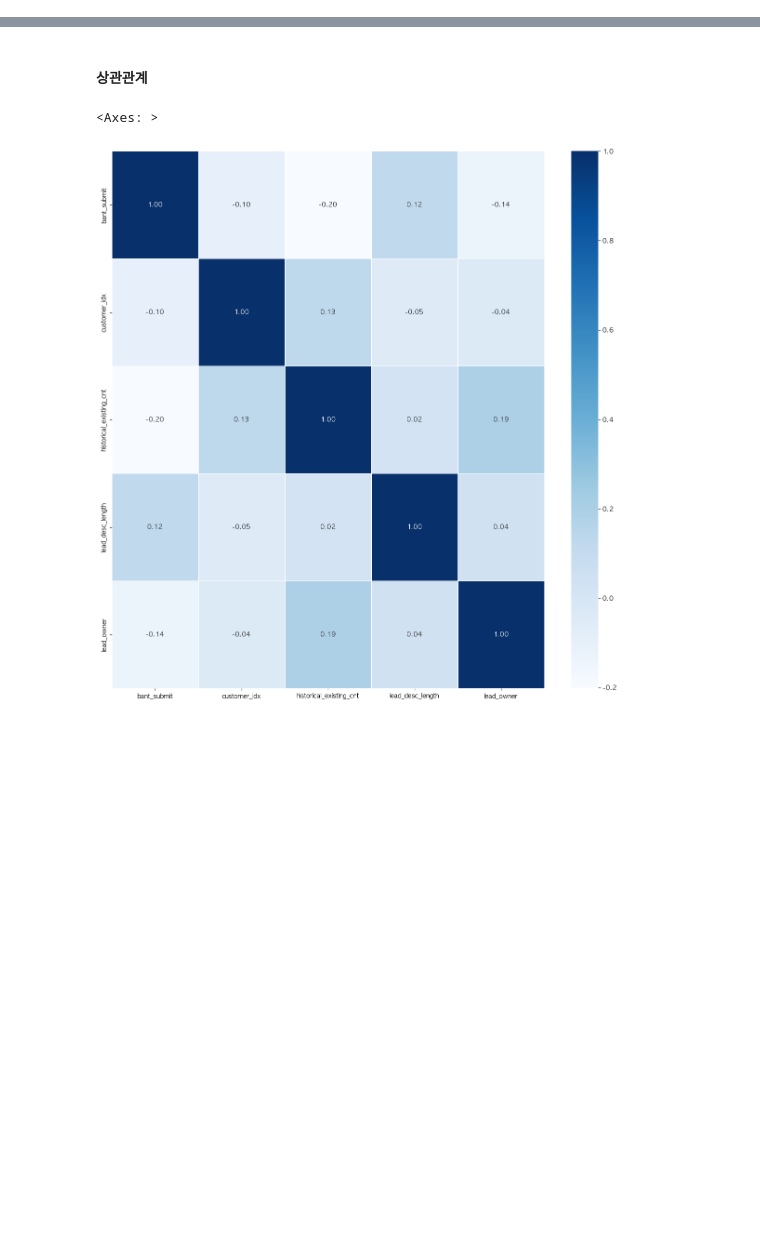
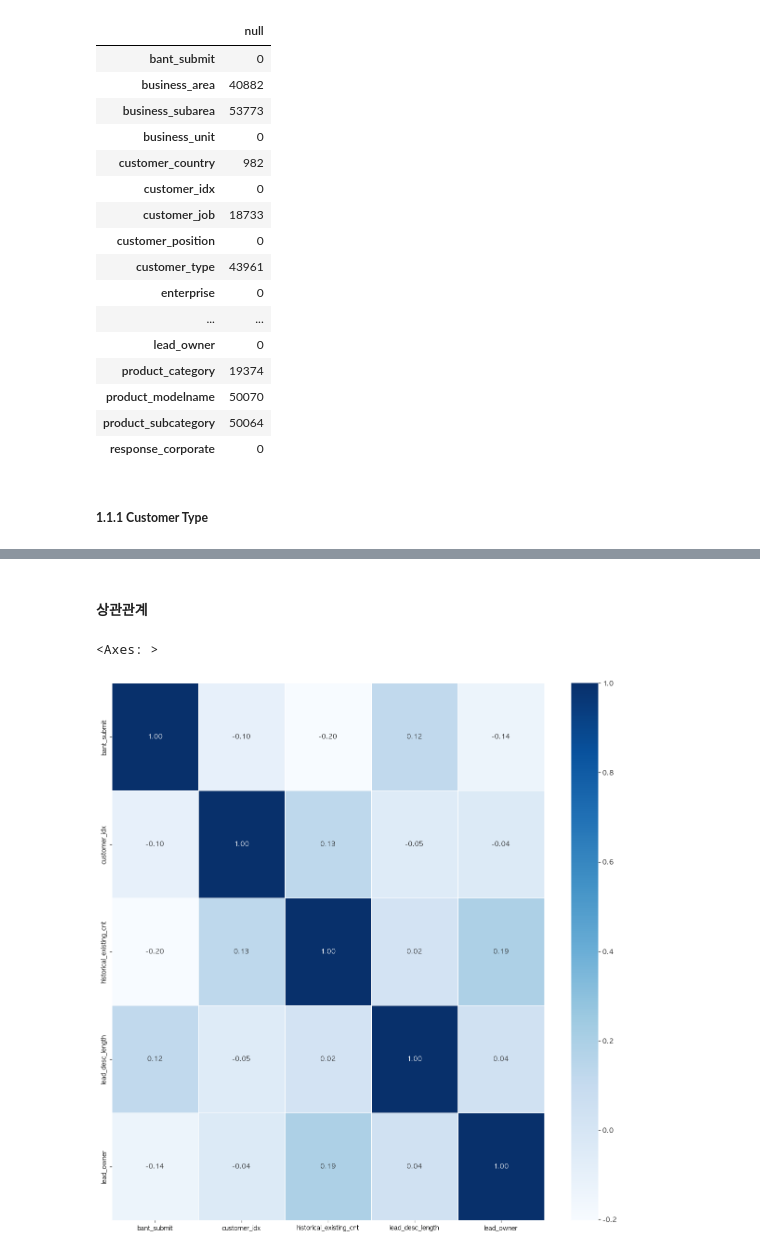
Before and after one commit to LgDNet/phase2_module, a Jupyter notebook: workspace/EDA/data_preprocessing.ipynb, the cells around one changed output, grey strips where cells are left out. Saved outputs shown, nothing was run; the diff lists cells and outputs as text; code cells hidden in the pictures; blank space fills up the shorter version.

```diff
--- a/workspace/EDA/data_preprocessing.ipynb
+++ b/workspace/EDA/data_preprocessing.ipynb
@@ -9,3 +21,6 @@ import matplotlib.pyplot as plt
 from matplotlib import rc
 import seaborn as sns
 import pickle
+
+from euqipment import Enquipment
+eq = Enquipment()
@@ -197,0 +62,7 @@ is_converted: 영업 성공 여부. True일 시 성공.
+# %%
+df = eq.df
+raw_df = eq.raw_df()
+# %%
+# 동일한 column 제거
+raw_df.drop('customer_country.1', axis=1, inplace=True)
+# df_test.drop('customer_country.1', axis=1, inplace=True)
@@ -197,0 +73,20 @@ is_converted: 영업 성공 여부. True일 시 성공.
+# %%
+eq.is_na(*list(raw_df.columns))
+# %% [output]
+|  | null |
+| bant_submit | 0 |
+| business_area | 40882 |
+| business_subarea | 53773 |
+| business_unit | 0 |
+| customer_country | 982 |
+| customer_idx | 0 |
+| customer_job | 18733 |
+| customer_position | 0 |
+| customer_type | 43961 |
+| enterprise | 0 |
+| ... | ... |
+| lead_owner | 0 |
+| product_category | 19374 |
+| product_modelname | 50070 |
+| product_subcategory | 50064 |
+| response_corporate | 0 |
@@ -197,0 +97,2 @@ is_converted: 영업 성공 여부. True일 시 성공.
+# %% [markdown]
+##### **1.1.1  Customer Type**
```
Also changed, not shown: parts of 56 cells of this notebook, 14 other files.
